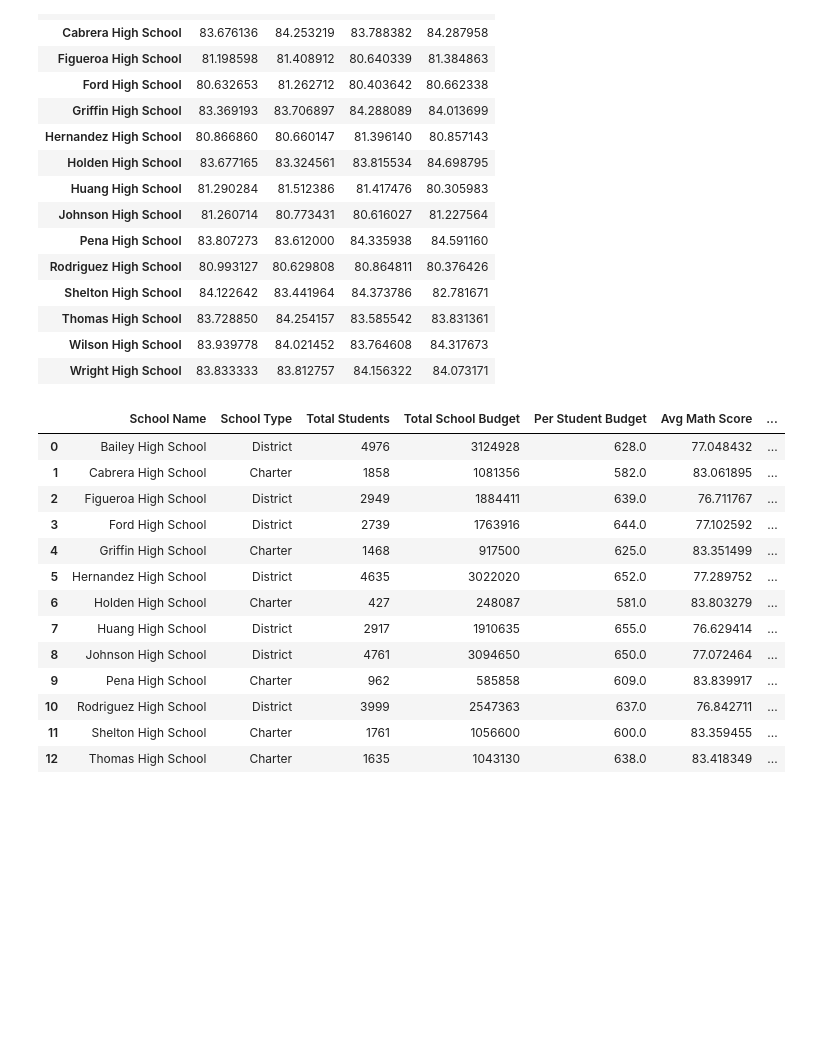
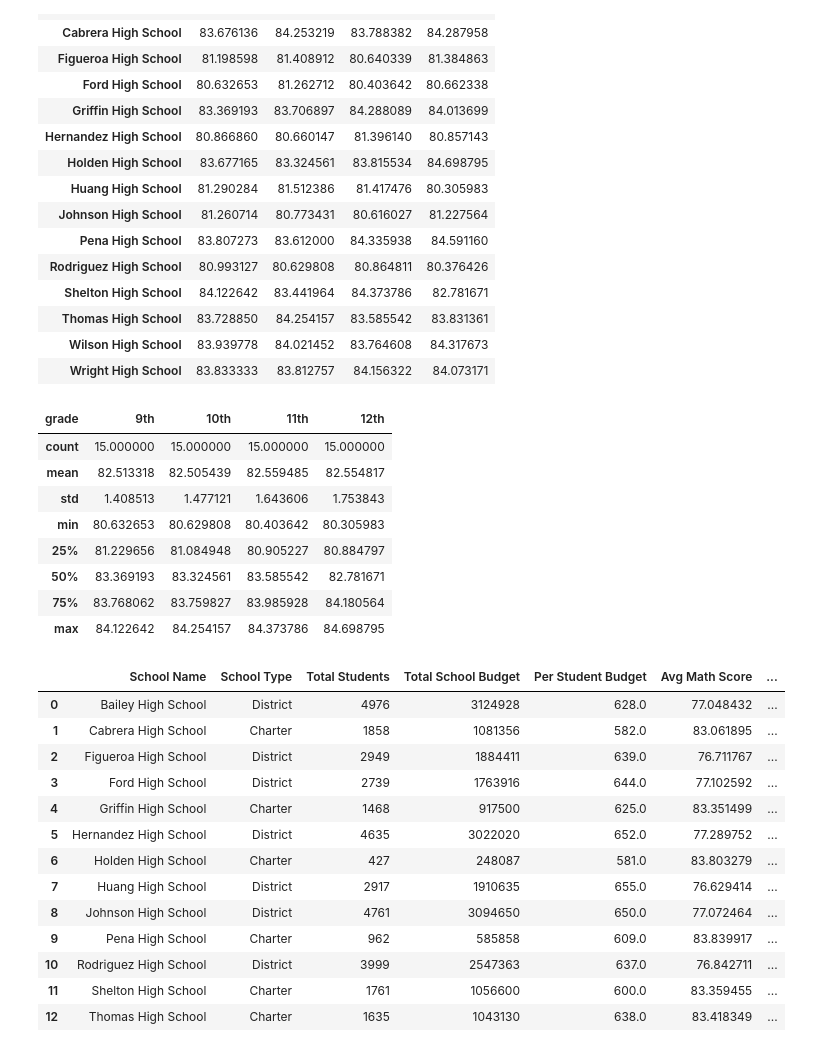
Before and after one commit to alejoes/04-PandasProjects, a Jupyter notebook: School District Analysis/Academy of Py.ipynb, the cells around one changed output. Drawn from its saved outputs; the diff is of its cells as text; code cells hidden in the pictures; blank space fills up the shorter version.

```diff
--- a/School District Analysis/Academy of Py.ipynb
+++ b/School District Analysis/Academy of Py.ipynb
@@ -185,6 +197,18 @@ dff
 | Thomas High School | 83.728850 | 84.254157 | 83.585542 | 83.831361 |
 | Wilson High School | 83.939778 | 84.021452 | 83.764608 | 84.317673 |
 | Wright High School | 83.833333 | 83.812757 | 84.156322 | 84.073171 |
+# %%
+dff.describe()
+# %% [output]
+| grade | 9th | 10th | 11th | 12th |
+| count | 15.000000 | 15.000000 | 15.000000 | 15.000000 |
+| mean | 82.513318 | 82.505439 | 82.559485 | 82.554817 |
+| std | 1.408513 | 1.477121 | 1.643606 | 1.753843 |
+| min | 80.632653 | 80.629808 | 80.403642 | 80.305983 |
+| 25% | 81.229656 | 81.084948 | 80.905227 | 80.884797 |
+| 50% | 83.369193 | 83.324561 | 83.585542 | 82.781671 |
+| 75% | 83.768062 | 83.759827 | 83.985928 | 84.180564 |
+| max | 84.122642 | 84.254157 | 84.373786 | 84.698795 |
 # %%
 bins=[0,585,614,644,675]
 labelx=["<$585","$585-$614","$615-$644","$645-$675"]
```
Also changed, not shown: parts of 3 cells of this notebook.
